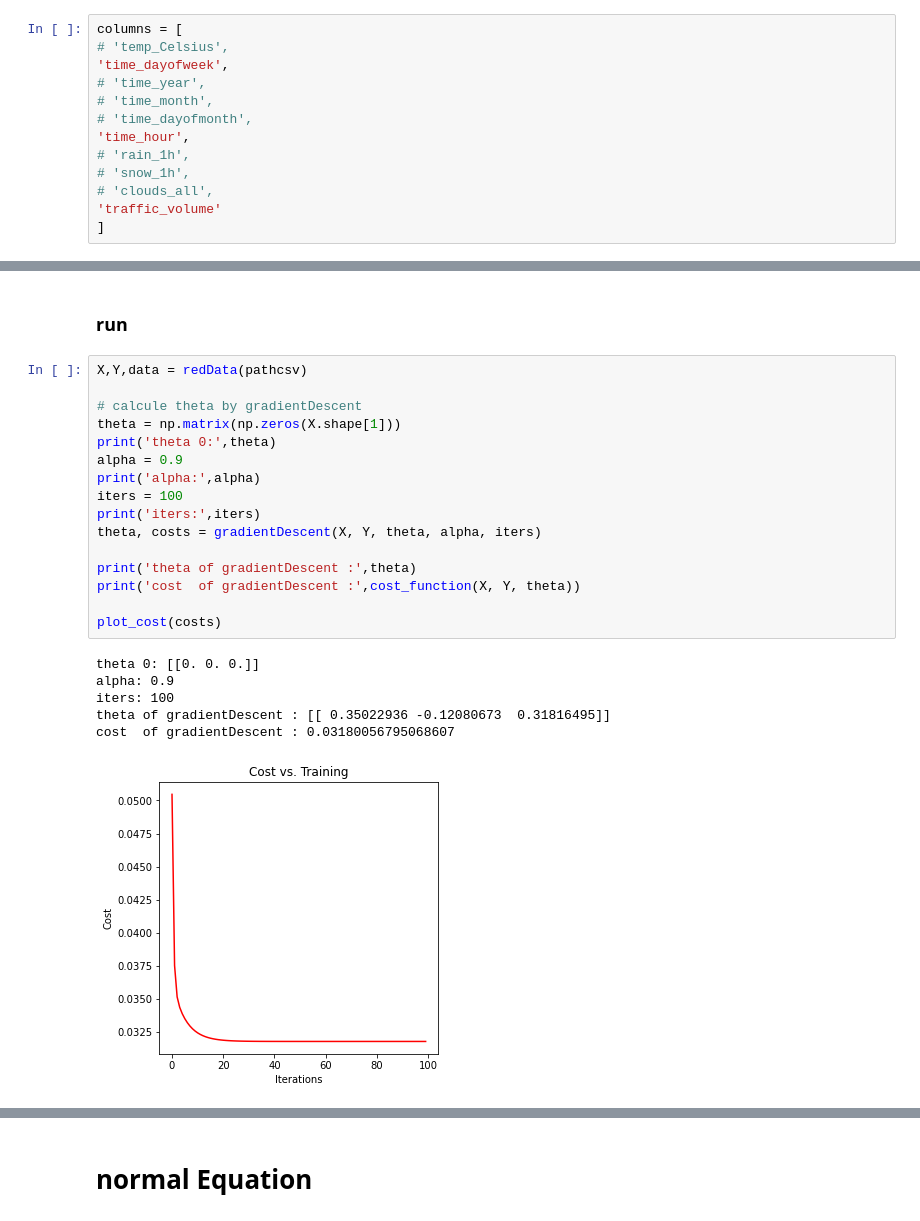
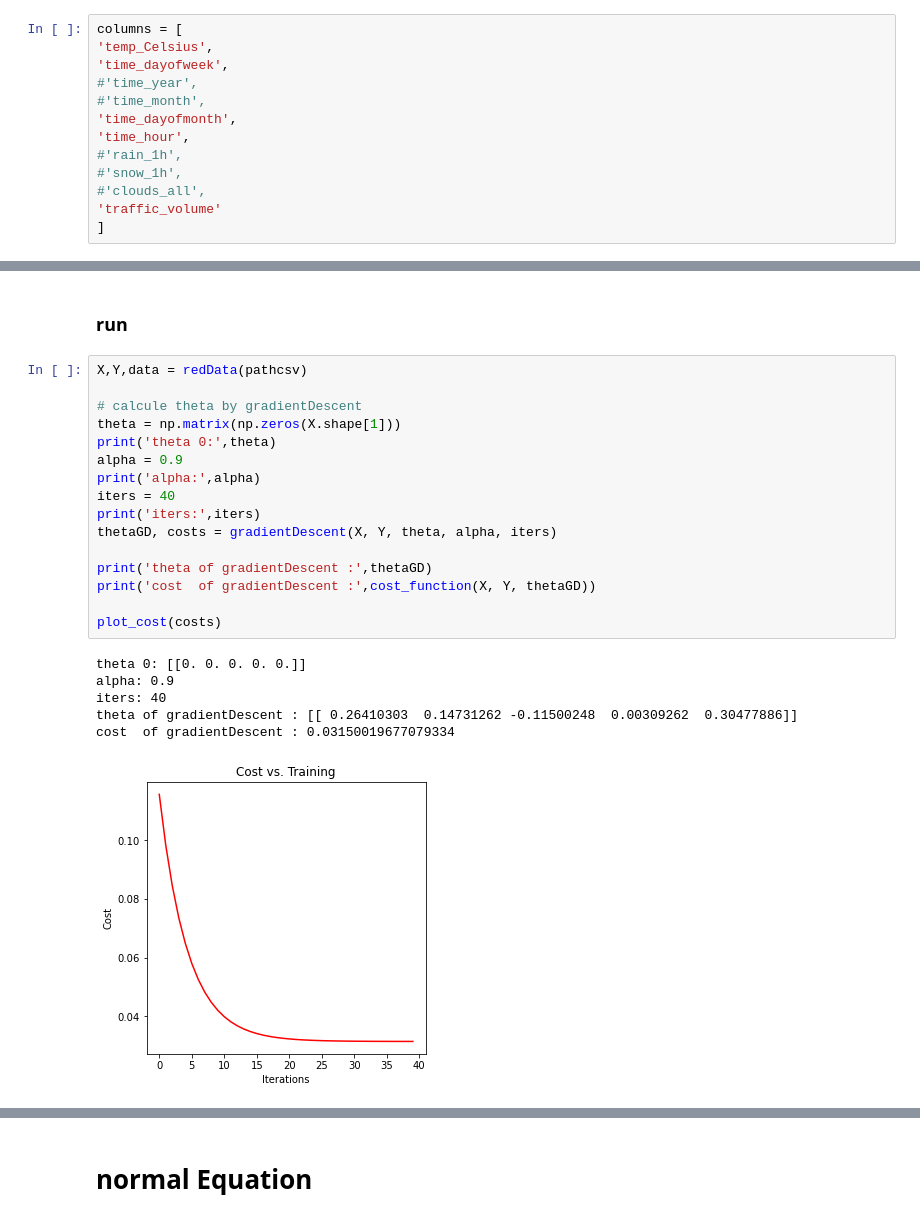
Before and after one commit to amr-lounis/project-machine-lirning-, a Jupyter notebook: Regression - Linear Regression (LnR)/Problem Linear GD+NE/Regression Problem Linear GD + NE.ipynb, the cells around one changed output, grey strips where cells are left out. Drawn from its saved outputs; the diff is of its cells as text.

```diff
--- a/Regression - Linear Regression (LnR)/Problem Linear GD+NE/Regression Problem Linear GD + NE.ipynb
+++ b/Regression - Linear Regression (LnR)/Problem Linear GD+NE/Regression Problem Linear GD + NE.ipynb
@@ -12,15 +12,15 @@ pathcsv = '../_pre_processing/data_clean.csv'
  ###  select data
 # %%
 columns = [
-# 'temp_Celsius',
+'temp_Celsius',
 'time_dayofweek',
-# 'time_year',
-# 'time_month',
-# 'time_dayofmonth',
+#'time_year',
+#'time_month',
+'time_dayofmonth',
 'time_hour',
-# 'rain_1h',
-# 'snow_1h',
-# 'clouds_all',
+#'rain_1h',
+#'snow_1h',
+#'clouds_all',
 'traffic_volume'
 ]
 # %% [markdown]
@@ -99,24 +100,24 @@ def gradientDescent(x, y, theta, alpha, iters):
 # %%
 X,Y,data = redData(pathcsv)
 
 # calcule theta by gradientDescent
 theta = np.matrix(np.zeros(X.shape[1]))
 print('theta 0:',theta)
 alpha = 0.9
 print('alpha:',alpha)
-iters = 100
+iters = 40
 print('iters:',iters)
-theta, costs = gradientDescent(X, Y, theta, alpha, iters)
+thetaGD, costs = gradientDescent(X, Y, theta, alpha, iters)
 
-print('theta of gradientDescent :',theta)
-print('cost  of gradientDescent :',cost_function(X, Y, theta))
+print('theta of gradientDescent :',thetaGD)
+print('cost  of gradientDescent :',cost_function(X, Y, thetaGD))
 
 plot_cost(costs)
 # %% [output]
-theta 0: [[0. 0. 0.]]
+theta 0: [[0. 0. 0. 0. 0.]]
 alpha: 0.9
-iters: 100
-theta of gradientDescent : [[ 0.35022936 -0.12080673  0.31816495]]
-cost  of gradientDescent : 0.03180056795068607
+iters: 40
+theta of gradientDescent : [[ 0.26410303  0.14731262 -0.11500248  0.00309262  0.30477886]]
+cost  of gradientDescent : 0.03150019677079334
-[figure, old version]
+[figure, new version]
 # %%
```
Also changed, not shown: parts of 6 cells of this notebook, 5 other files.
